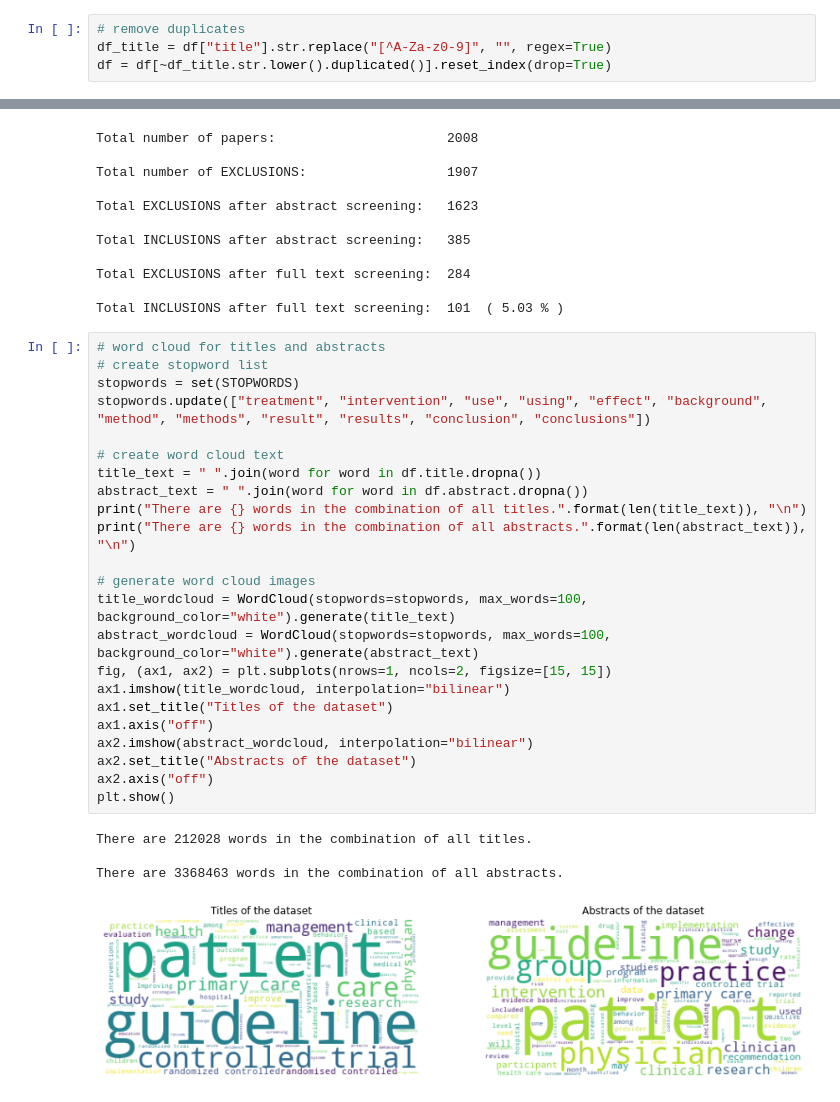
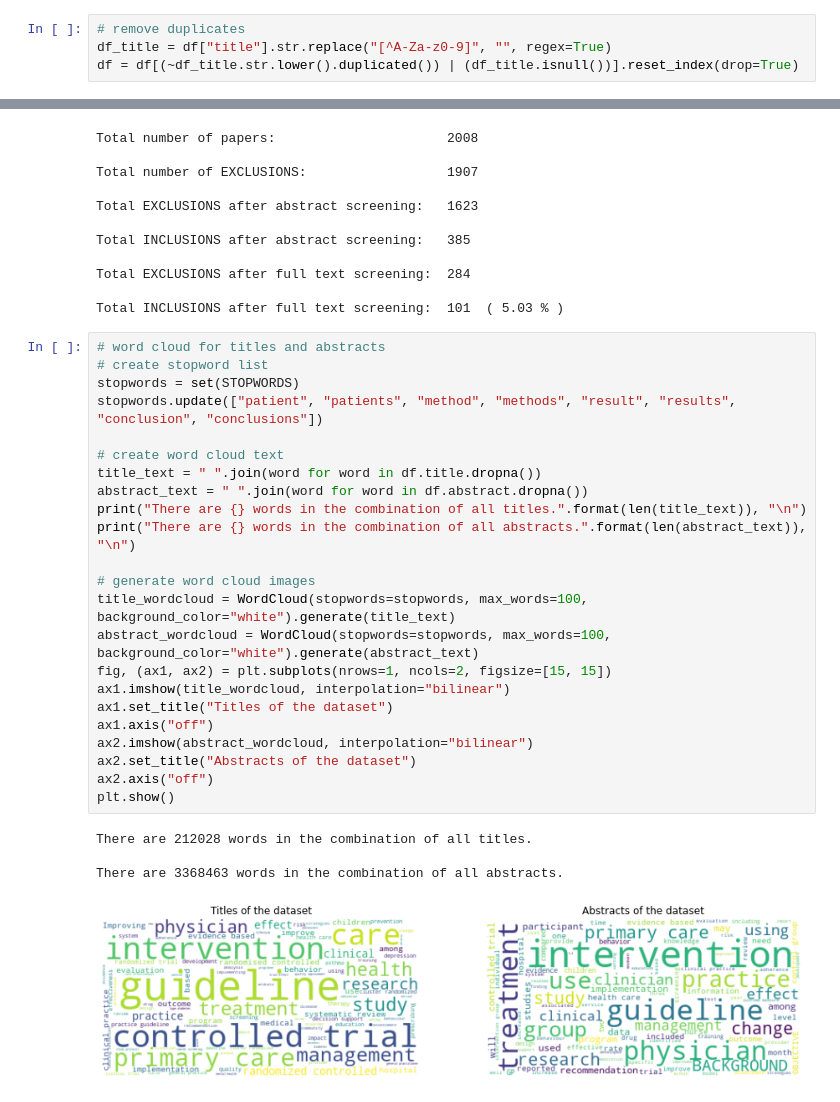
Before and after one commit to asreview/synergy-dataset, a Jupyter notebook: datasets/Nagtegaal et al. (2019)/process_Nagtegaal_dataset.ipynb, the cells around one changed output, grey strips where cells are left out. Saved outputs shown, nothing was run; the diff lists cells and outputs as text.

```diff
--- a/datasets/Nagtegaal et al. (2019)/process_Nagtegaal_dataset.ipynb
+++ b/datasets/Nagtegaal et al. (2019)/process_Nagtegaal_dataset.ipynb
@@ -53,7 +53,7 @@ df = df.rename(columns={"abstract_included":"label_abstract_screening"})
 # %%
 # remove duplicates
 df_title = df["title"].str.replace("[^A-Za-z0-9]", "", regex=True)
-df = df[~df_title.str.lower().duplicated()].reset_index(drop=True)
+df = df[(~df_title.str.lower().duplicated()) | (df_title.isnull())].reset_index(drop=True)
 # %% [markdown]
 ## Export datasets
 # %%
@@ -96,28 +96,28 @@ Total INCLUSIONS after full text screening:  101  ( 5.03 % )
 # %%
 # word cloud for titles and abstracts
 # create stopword list
 stopwords = set(STOPWORDS)
-stopwords.update(["treatment", "intervention", "use", "using", "effect", "background", "method", "methods", "result", "results", "conclusion", "conclusions"])
+stopwords.update(["patient", "patients", "method", "methods", "result", "results", "conclusion", "conclusions"])
 
 # create word cloud text
 title_text = " ".join(word for word in df.title.dropna())
 abstract_text = " ".join(word for word in df.abstract.dropna())
 print("There are {} words in the combination of all titles.".format(len(title_text)), "\n")
 print("There are {} words in the combination of all abstracts.".format(len(abstract_text)), "\n")
 
 # generate word cloud images
 title_wordcloud = WordCloud(stopwords=stopwords, max_words=100, background_color="white").generate(title_text)
 abstract_wordcloud = WordCloud(stopwords=stopwords, max_words=100, background_color="white").generate(abstract_text)
 fig, (ax1, ax2) = plt.subplots(nrows=1, ncols=2, figsize=[15, 15])
 ax1.imshow(title_wordcloud, interpolation="bilinear")
 ax1.set_title("Titles of the dataset")
 ax1.axis("off")
 ax2.imshow(abstract_wordcloud, interpolation="bilinear")
 ax2.set_title("Abstracts of the dataset")
 ax2.axis("off")
 plt.show()
 # %% [output]
 There are 212028 words in the combination of all titles.
 
 There are 3368463 words in the combination of all abstracts.
-[figure, old version]
+[figure, new version]
```
Also changed, not shown: parts of 1 cell of this notebook.
